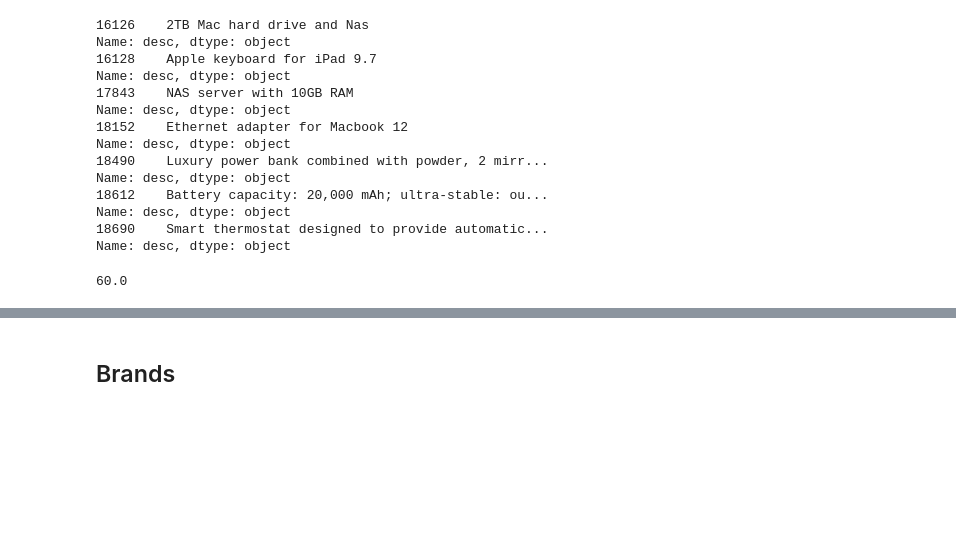
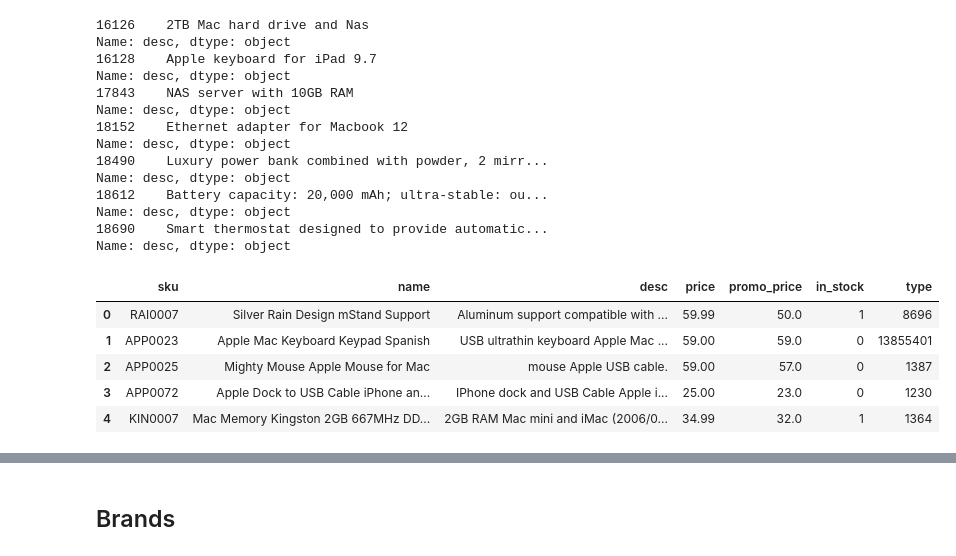
Before and after one commit to Donal-Flanagan/WBS_coding_school_data_science_bootcamp, a Jupyter notebook: python-project-2/3-data-cleaning.ipynb, the cells around one changed output, grey strips where cells are left out. Cells and saved outputs as stored; diff of their text form; code cells hidden in the pictures; blank space fills up the shorter version.

```diff
--- a/python-project-2/3-data-cleaning.ipynb
+++ b/python-project-2/3-data-cleaning.ipynb
@@ -658,52 +658,59 @@ def remove_duplicates(df, col):
 
 def transform_price_to_floats(df):
     return (
         df.assign(price = df.price.str.split('.')
                   .apply(lambda x : x[0]+x[1]+'.'+x[2] if len(x)==3 else (x[0]+'.'+ x[1] if len(x)==2 else x[0]))
                   .astype(float)
         )
     )
 
-def assign_digits_before_decimal(df):
-    from math import floor
-    return df.assign(digits_before_decimal = df.price
-                     .map(floor)
-                     .map(str)
-                     .map(len)
-                    )
 
 def split_and_join_promo_prices(df):
     return df.assign(promo_price=df.promo_price
                      .str.split('.')
                      .str.join('')
-                     .apply(lambda x: x+'00')
+                     .apply(lambda x: x+'.00')
                     )
 
-def _decimal_position(s, pos):
+def _insert_decimal_at_position(s, pos):
+    s = s.split('.')
+    s = s[0] + s[1]
     s = s[:pos]+'.'+s[pos:]
     return s
 
-def insert_decimal(df):
+
+def insert_decimal(row):
+    decimal_position = -2
+    while float(row.promo_price) > row.price:
+        if round(float(row.promo_price), 0) == round(row.price, 0):
+            row.promo_price = row.price
+            return row.promo_price
+        else:
+            row.promo_price = _insert_decimal_at_position(row.promo_price, decimal_position)
+            decimal_position += -1
+
+    return round(float(row.promo_price))
+
+
+def insert_decimal_in_promo_price(df):
     return df.assign(promo_price = df.apply(lambda row: _decimal_position(row.promo_price,
-                                                                         row.digits_before_decimal),
+                                                                          row.digits_before_decimal),
                                             axis=1))
-
-def transform_promo_price_to_float(df):
-    return df.assign(promo_price = df.promo_price
-                        .astype(float)
-                        .round(2))
 
 temp = (products
         .pipe(start_pipeline)
         .pipe(remove_duplicates,col='price')
         .pipe(transform_price_to_floats)
-        .pipe(assign_digits_before_decimal)
         .pipe(split_and_join_promo_prices)
-        .pipe(insert_decimal)
-        .pipe(transform_promo_price_to_float)
 )
 
-temp2[temp2.promo_price > temp2.price]
+temp['promo_price'] = [insert_decimal(row) for index, row in temp.iterrows()]
+temp.head()
 # %% [output]
-60.0
+|  | sku | name | desc | price | promo_price | in_stock | type |
+| 0 | RAI0007 | Silver Rain Design mStand Support | Aluminum support compatible with ... | 59.99 | 50.0 | 1 | 8696 |
+| 1 | APP0023 | Apple Mac Keyboard Keypad Spanish | USB ultrathin keyboard Apple Mac ... | 59.00 | 59.0 | 0 | 13855401 |
+| 2 | APP0025 | Mighty Mouse Apple Mouse for Mac | mouse Apple USB cable. | 59.00 | 57.0 | 0 | 1387 |
+| 3 | APP0072 | Apple Dock to USB Cable iPhone an... | IPhone dock and USB Cable Apple i... | 25.00 | 23.0 | 0 | 1230 |
+| 4 | KIN0007 | Mac Memory Kingston 2GB 667MHz DD... | 2GB RAM Mac mini and iMac (2006/0... | 34.99 | 32.0 | 1 | 1364 |
 # %%
```
Also changed, not shown: parts of 5 cells of this notebook.
